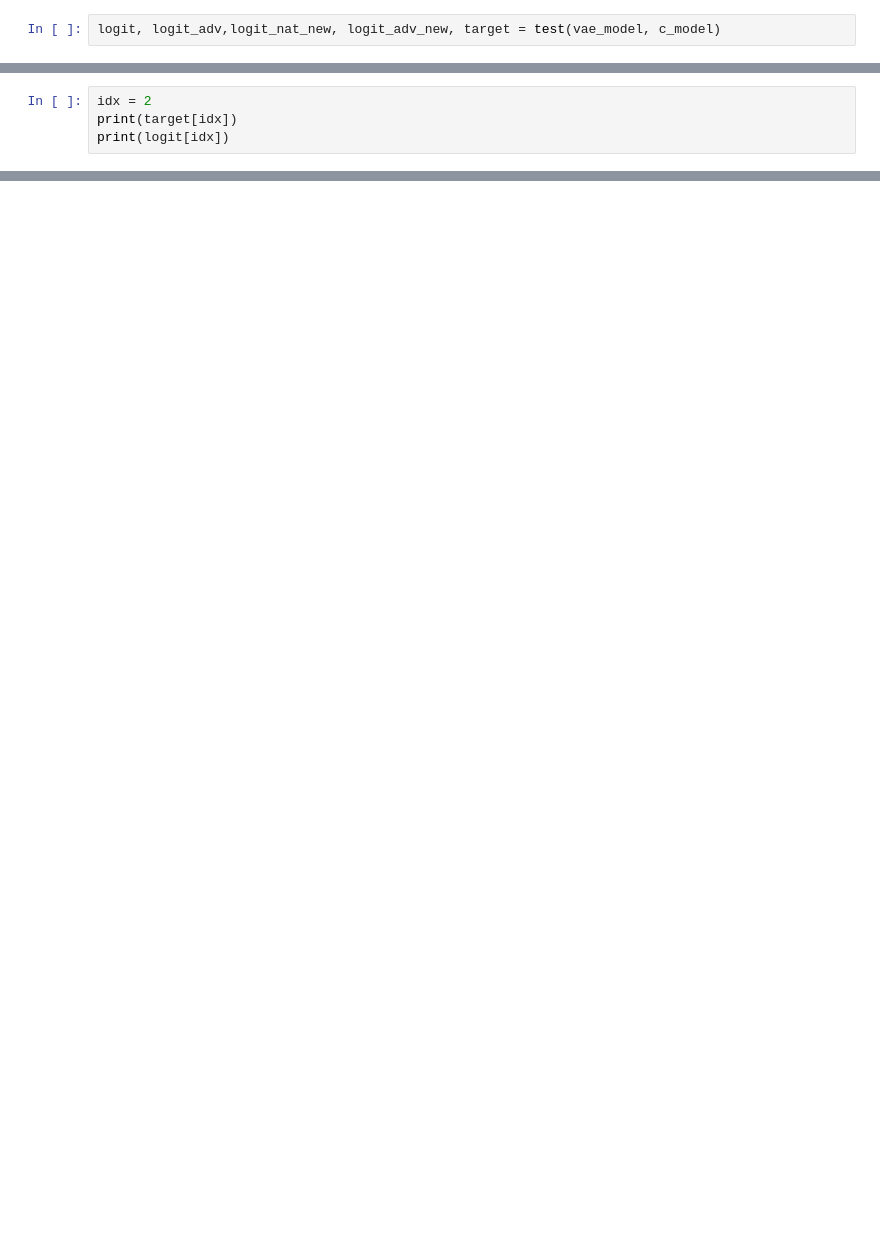
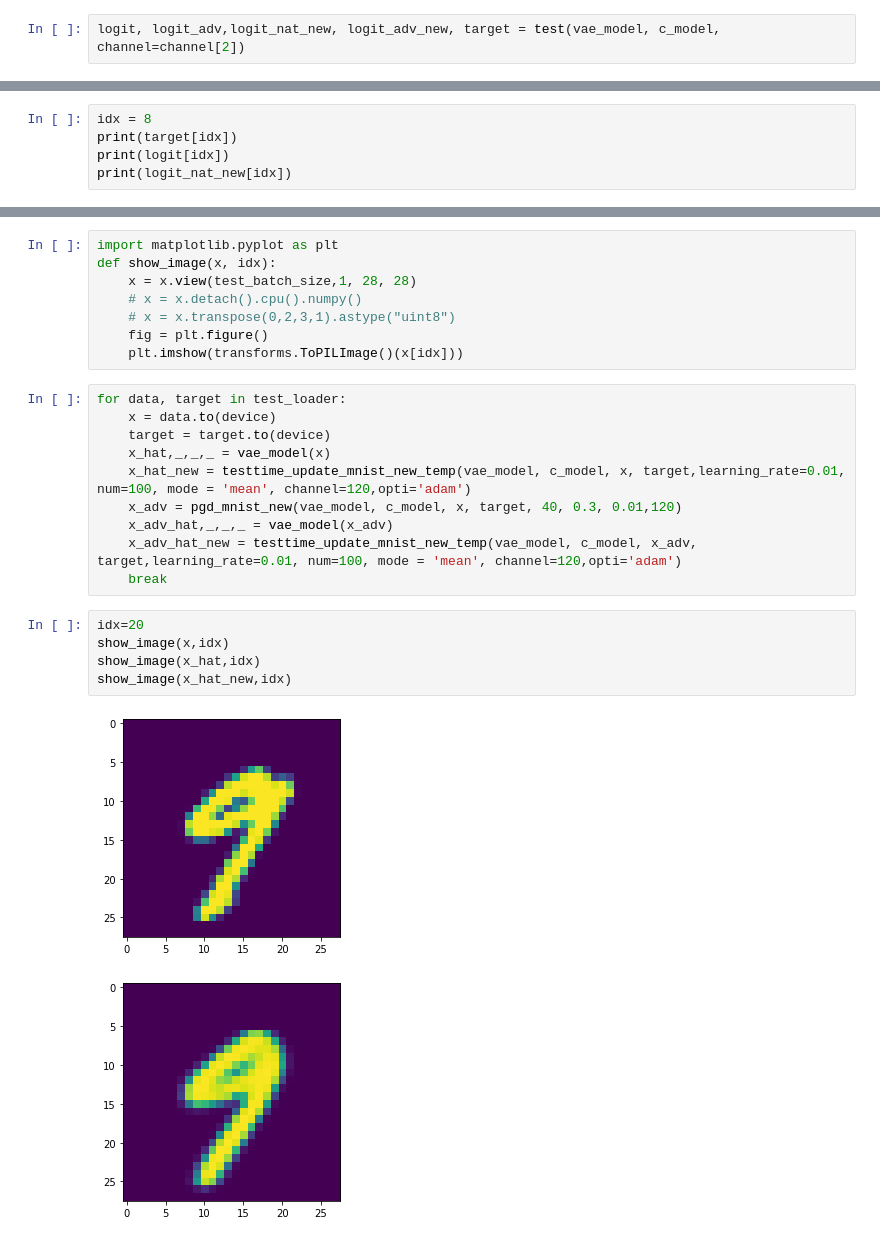
Before and after one commit to NewXericHorizon/ECE114514_Project, a Jupyter notebook: test_mnist.ipynb, the cells around one changed output, grey strips where cells are left out. Cells and saved outputs as stored; diff of their text form; blank space fills up the shorter version.

```diff
--- a/test_mnist.ipynb
+++ b/test_mnist.ipynb
@@ -172,4 +86,4 @@ c_model.load_state_dict(torch.load(c_model_path))
 # %%
-logit, logit_adv,logit_nat_new, logit_adv_new, target = test(vae_model, c_model)
+logit, logit_adv,logit_nat_new, logit_adv_new, target = test(vae_model, c_model, channel=channel[2])
 # %%
 # label = logit_calculate(logit_adv, logit_adv_new)
@@ -194,5 +99,6 @@ tensor([7, 2, 1, 0, 4, 1, 4, 9, 5, 9, 0, 6, 9, 0, 1, 5, 9, 7, 3, 4, 9, 6, 6, 5,
 # %%
-idx = 2
+idx = 8
 print(target[idx])
 print(logit[idx])
+print(logit_nat_new[idx])
 # %% [output]
@@ -214,0 +166,26 @@ tensor([ 3.3812, -4.5472, -7.6680, -6.7861, -5.0538, -7.6097,  3.8488, -6.2713,
+# %%
+import matplotlib.pyplot as plt
+def show_image(x, idx):
+    x = x.view(test_batch_size,1, 28, 28)
+    # x = x.detach().cpu().numpy()
+    # x = x.transpose(0,2,3,1).astype("uint8")
+    fig = plt.figure()
+    plt.imshow(transforms.ToPILImage()(x[idx]))
+# %%
+for data, target in test_loader:
+    x = data.to(device)
+    target = target.to(device)
+    x_hat,_,_,_ = vae_model(x)
+    x_hat_new = testtime_update_mnist_new_temp(vae_model, c_model, x, target,learning_rate=0.01, num=100, mode = 'mean', channel=120,opti='adam')
+    x_adv = pgd_mnist_new(vae_model, c_model, x, target, 40, 0.3, 0.01,120)
+    x_adv_hat,_,_,_ = vae_model(x_adv)
+    x_adv_hat_new = testtime_update_mnist_new_temp(vae_model, c_model, x_adv, target,learning_rate=0.01, num=100, mode = 'mean', channel=120,opti='adam')
+    break
+# %%
+idx=20
+show_image(x,idx)
+show_image(x_hat,idx)
+show_image(x_hat_new,idx)
+# %% [output]
+[figure, added]
+[figure, added]
```
Also changed, not shown: parts of 14 cells of this notebook, 6 other files.
